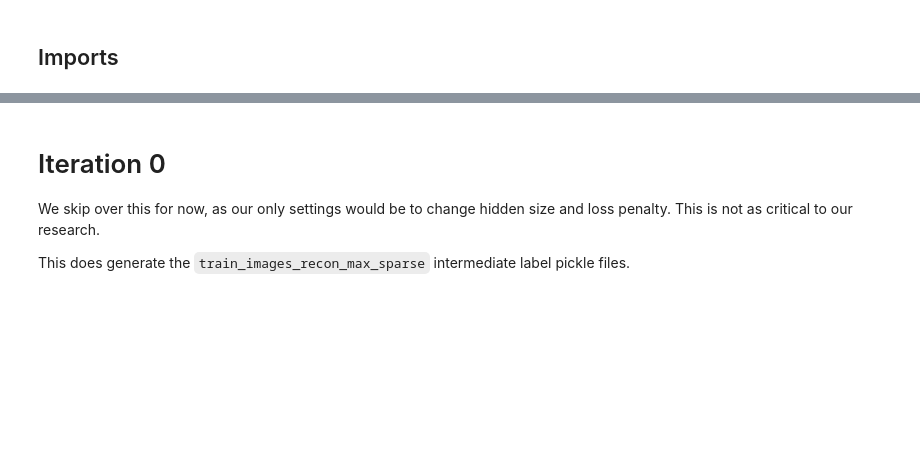
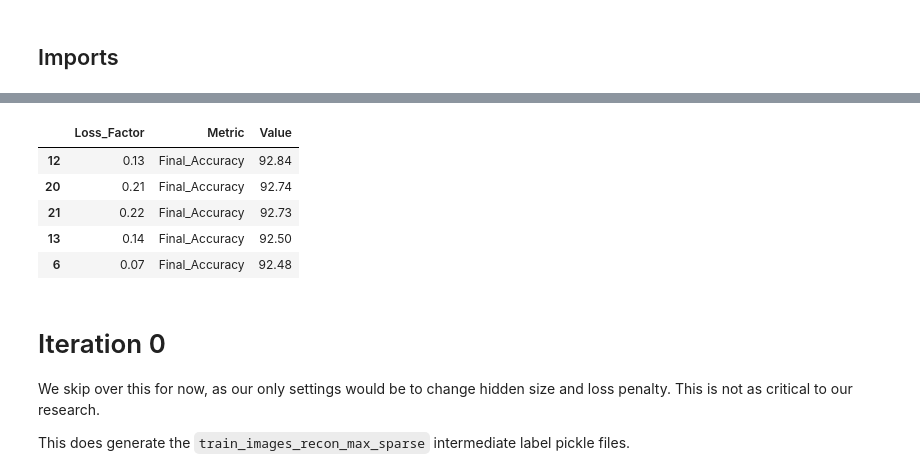
Before and after one commit to Alex-Bishka/ml-fun, a Jupyter notebook: mnist-mech-interp/SAE-ception/DIGIT-MNIST/plt-loss-factors-256-0.75.ipynb, the cells around one changed output, grey strips where cells are left out. Saved outputs shown, nothing was run; the diff lists cells and outputs as text; code cells hidden in the pictures; blank space fills up the shorter version.

```diff
--- a/mnist-mech-interp/SAE-ception/DIGIT-MNIST/plt-loss-factors-256-0.75.ipynb
+++ b/mnist-mech-interp/SAE-ception/DIGIT-MNIST/plt-loss-factors-256-0.75.ipynb
@@ -7,3 +20,12 @@ from models_and_data.vplot_helpers import main
+# %%
+df.query("Metric=='Final_Accuracy'").sort_values(by="Value", ascending=False).head()
+# %% [output]
+|  | Loss_Factor | Metric | Value |
+| 12 | 0.13 | Final_Accuracy | 92.84 |
+| 20 | 0.21 | Final_Accuracy | 92.74 |
+| 21 | 0.22 | Final_Accuracy | 92.73 |
+| 13 | 0.14 | Final_Accuracy | 92.50 |
+| 6 | 0.07 | Final_Accuracy | 92.48 |
 # %% [markdown]
 # Iteration 0
 
```
Also changed, not shown: parts of 13 cells of this notebook, 54 other files.
